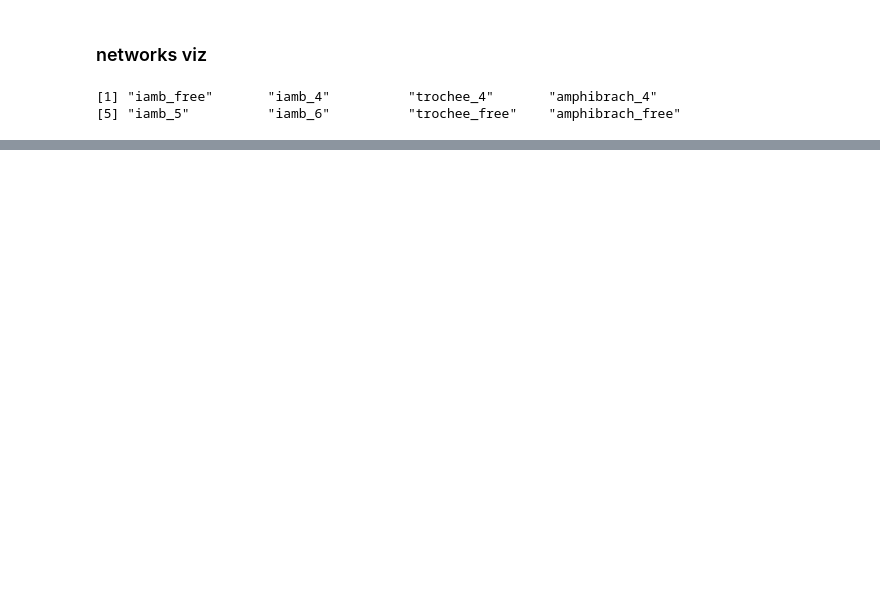
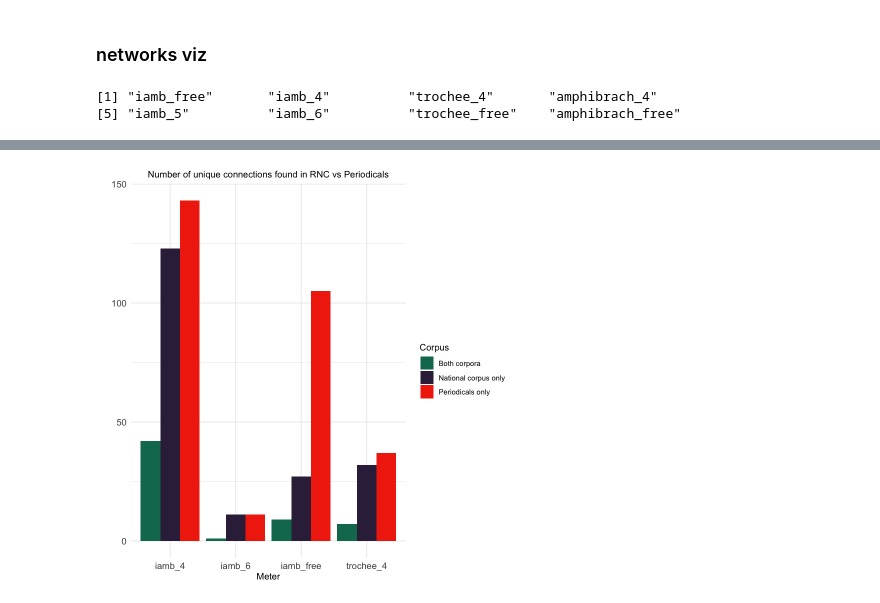
Before and after one commit to tonyamart/iamb_networks, a Jupyter notebook: scr/03_02_Networks_periodicals.ipynb, the cells around one changed output, grey strips where cells are left out. Saved outputs shown, nothing was run; the diff lists cells and outputs as text; code cells hidden in the pictures; blank space fills up the shorter version.

```diff
--- a/scr/03_02_Networks_periodicals.ipynb
+++ b/scr/03_02_Networks_periodicals.ipynb
@@ -573,0 +718,15 @@ plotlist[[1]]
+# %%
+links_n <- links_1830 %>%
+  filter(corpus == "N" & meter %in% c("iamb_4", "iamb_6", "iamb_free", "trochee_4")) %>%
+  mutate(connection = paste0(meter, "__", edge_id)) %>%
+  select(connection)
+
+links_p <- links_1830 %>%
+  filter(corpus == "P" & meter %in% c("iamb_4", "iamb_6", "iamb_free", "trochee_4")) %>%
+  mutate(connection = paste0(meter, "__", edge_id)) %>%
+  select(connection)
+
+t <- intersect(links_n$connection, links_p$connection)
+
+head(t)
+length(t)
@@ -573,0 +797,32 @@ plotlist[[1]]
+# %%
+links_1830 %>%
+  filter(meter %in% c("iamb_4", "iamb_6", "iamb_free", "trochee_4")) %>%
+  mutate(connection = paste0(meter, "__", edge_id)) %>%
+  mutate(corpus_new = ifelse(connection %in% t, "Both corpora", corpus)) %>%
+  mutate(corpus_new = recode(corpus_new,
+                           "N" = "National corpus only",
+                           "P" = "Periodicals only")) %>%
+  # first select unique connections and assign to both/P/N
+  group_by(corpus_new, meter, edge_id) %>%
+  count() %>%
+  select(-n) %>%
+  distinct() %>%
+  # ungroup & count by large groups again
+  ungroup() %>%
+  group_by(corpus_new, meter) %>%
+  count(sort = T) %>%
+  arrange(desc(meter)) %>%
+  ggplot(aes(x = meter,
+           y = n,
+           group = corpus_new,
+           fill = corpus_new)) +
+  geom_col(position = "dodge") +
+  labs(x = "Meter",
+       y = "",
+       fill = "Corpus",
+       subtitle = "Number of unique connections found in RNC vs Periodicals") +
+  scale_fill_manual(values = c(wes_palette("Rushmore1")[3:5])) +
+  theme(axis.text = element_text(size = 11),
+        plot.subtitle = element_text(hjust = 0.5))
+# %% [output]
+[figure, added]
```
Also changed, not shown: parts of 27 cells of this notebook, 19 other files.
